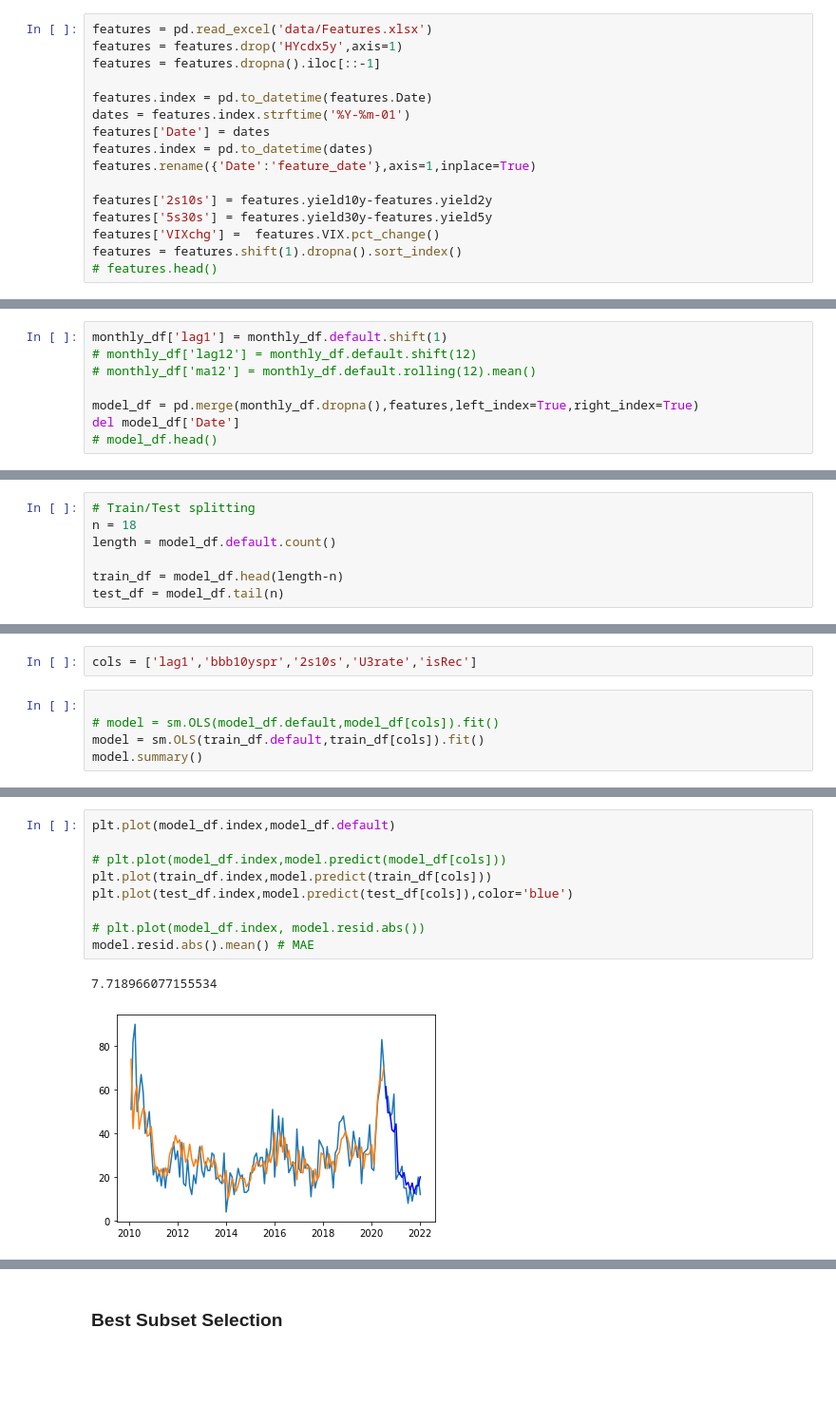
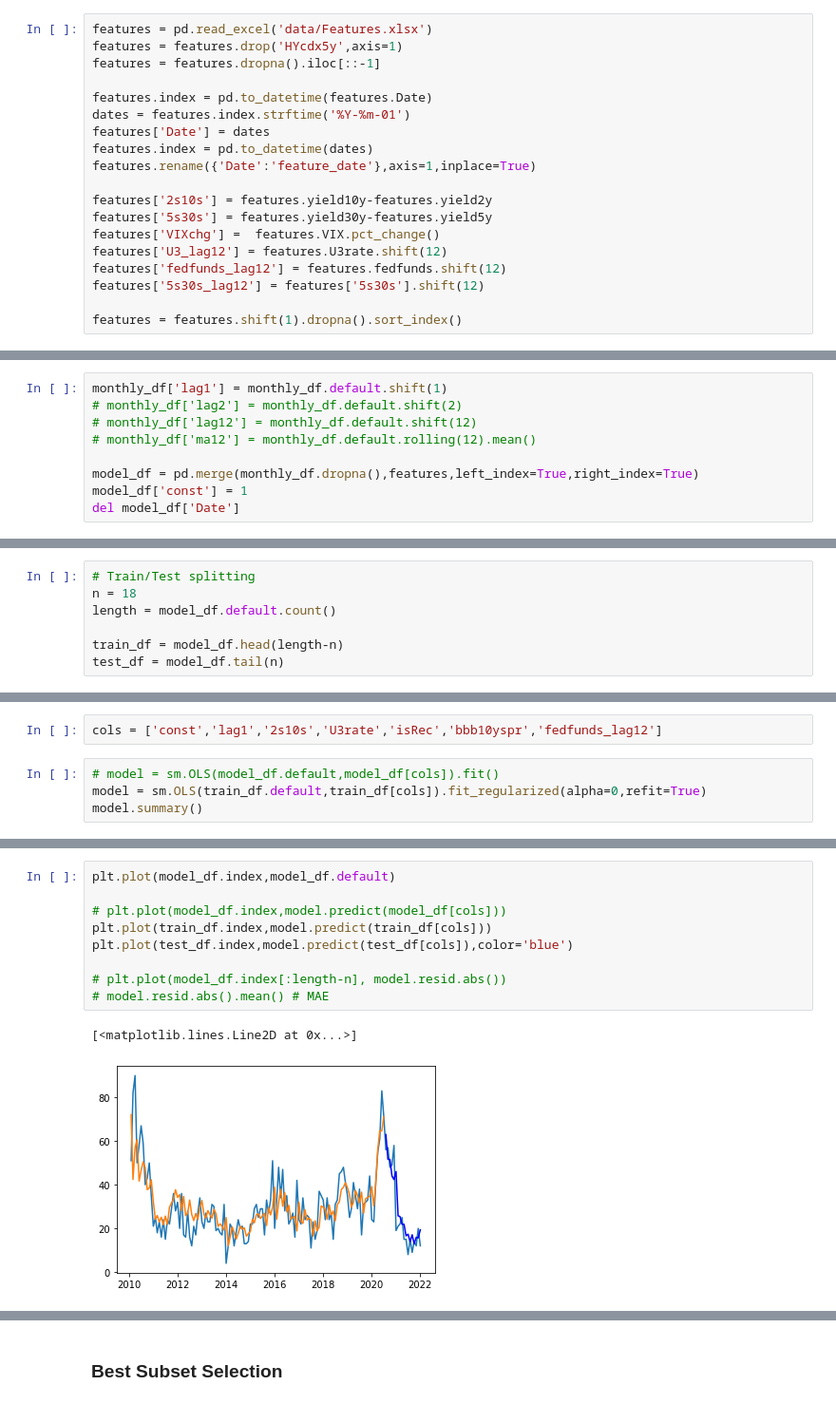
Before and after one commit to lwarner100/ISOM-455-Project, a Jupyter notebook: env.ipynb, the cells around one changed output, grey strips where cells are left out. Shown at 95% size. Cells and saved outputs as stored; diff of their text form; blank space fills up the shorter version.

```diff
--- a/env.ipynb
+++ b/env.ipynb
@@ -37,8 +39,11 @@ features.rename({'Date':'feature_date'},axis=1,inplace=True)
 features['2s10s'] = features.yield10y-features.yield2y
 features['5s30s'] = features.yield30y-features.yield5y
 features['VIXchg'] =  features.VIX.pct_change()
+features['U3_lag12'] = features.U3rate.shift(12)
+features['fedfunds_lag12'] = features.fedfunds.shift(12)
+features['5s30s_lag12'] = features['5s30s'].shift(12)
+
 features = features.shift(1).dropna().sort_index()
-# features.head()
 # %%
 monthly_df = pd.DataFrame(df.groupby(df.index.strftime('%y/%m')).default.sum())
 monthly_df['Date'] = monthly_df.index
@@ -47,11 +52,12 @@ monthly_df['obs'] = range(1,monthly_df.shape[0]+1)
 monthly_df['month'] = monthly_df.index.month
 # %%
 monthly_df['lag1'] = monthly_df.default.shift(1)
+# monthly_df['lag2'] = monthly_df.default.shift(2)
 # monthly_df['lag12'] = monthly_df.default.shift(12)
 # monthly_df['ma12'] = monthly_df.default.rolling(12).mean()
 
 model_df = pd.merge(monthly_df.dropna(),features,left_index=True,right_index=True)
+model_df['const'] = 1
 del model_df['Date']
-# model_df.head()
 # %% [markdown]
 ### Visualization / Investigation
@@ -120,10 +265,9 @@ Index(['default', 'obs', 'month', 'lag1', 'feature_date', 'fedfunds',
       dtype='object')
 # %%
-cols = ['lag1','bbb10yspr','2s10s','U3rate','isRec']
+cols = ['const','lag1','2s10s','U3rate','isRec','bbb10yspr','fedfunds_lag12']
 # %%
-
 # model = sm.OLS(model_df.default,model_df[cols]).fit()
-model = sm.OLS(train_df.default,train_df[cols]).fit()
+model = sm.OLS(train_df.default,train_df[cols]).fit_regularized(alpha=0,refit=True)
 model.summary()
 # %% [output]
 OLS Regression Results
@@ -152,12 +297,12 @@ Notes:
 # %%
 plt.plot(model_df.index,model_df.default)
 
 # plt.plot(model_df.index,model.predict(model_df[cols]))
 plt.plot(train_df.index,model.predict(train_df[cols]))
 plt.plot(test_df.index,model.predict(test_df[cols]),color='blue')
 
-# plt.plot(model_df.index, model.resid.abs())
-model.resid.abs().mean() # MAE
+# plt.plot(model_df.index[:length-n], model.resid.abs())
+# model.resid.abs().mean() # MAE
 # %% [output]
-7.718966077155534
+[<matplotlib.lines.Line2D at 0x...>]
-[figure, old version]
+[figure, new version]
```
Also changed, not shown: parts of 39 cells of this notebook.
